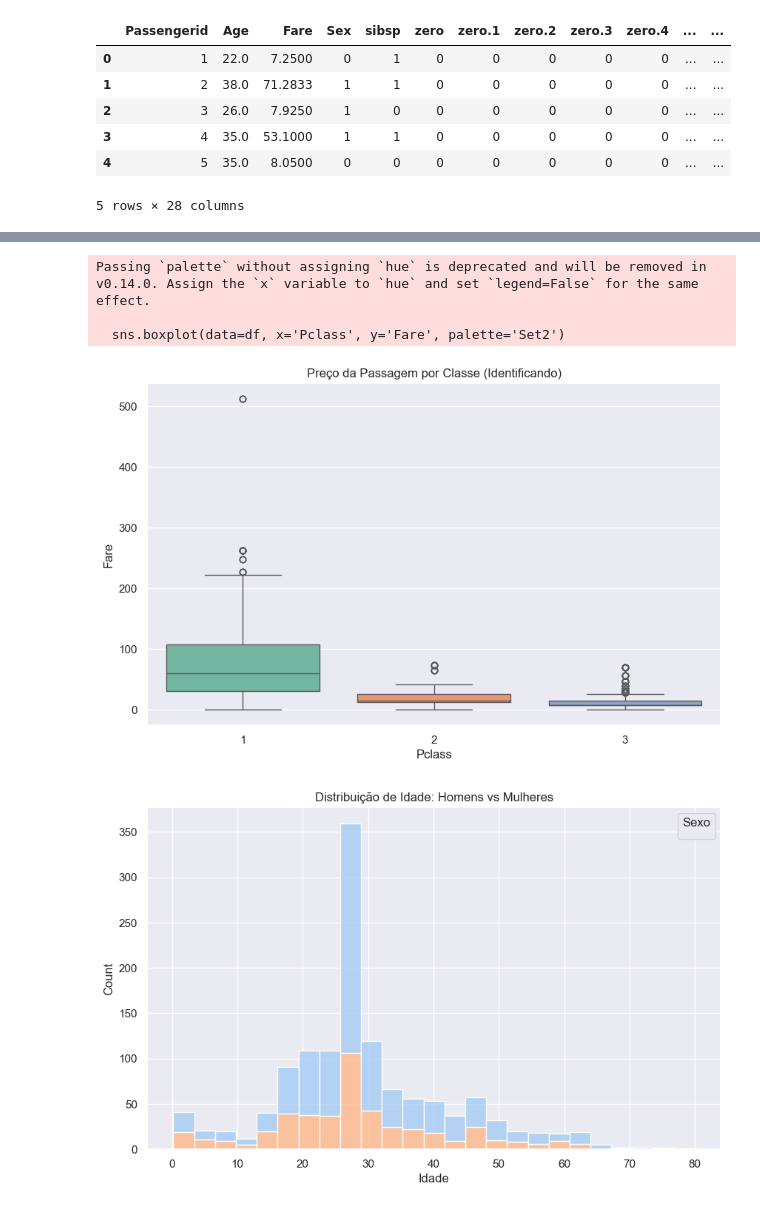
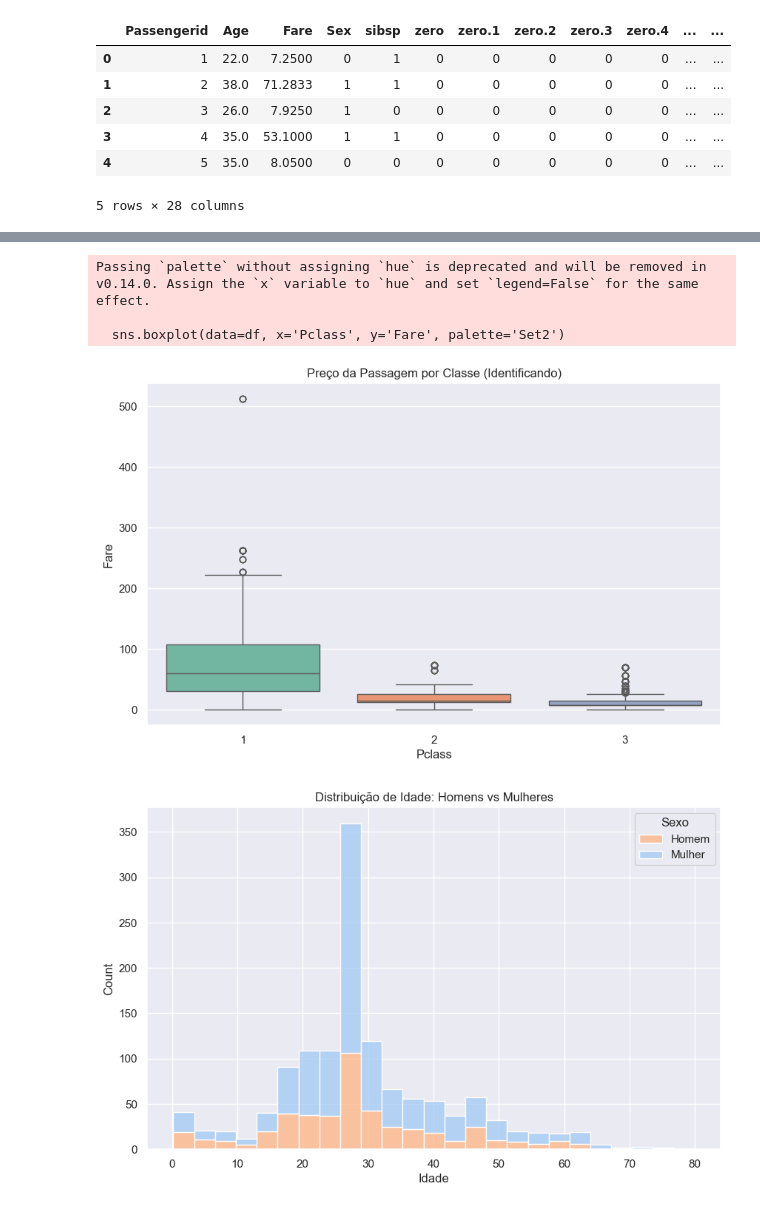
Before and after one commit to ks-12345/Analise-e-Desenvolvimento-de-Dados, a Jupyter notebook: AULA_03/aula03.ipynb, the cells around one changed output, grey strips where cells are left out. Drawn from its saved outputs; the diff is of its cells as text; code cells hidden in the pictures.

```diff
--- a/AULA_03/aula03.ipynb
+++ b/AULA_03/aula03.ipynb
@@ -37,34 +37,42 @@ plt.title('Distribuição de Idade: Homens vs Mulheres')
 plt.xlabel('Idade')
 plt.legend(labels=['Homem', 'Mulher'], title="Sexo") #Coloca Legenda
 plt.show()
+
+plt.figure(figsize=(10, 6))
+sns.boxplot(data=df, x='Pclass', y='Fare', hue='2urvived', palette='Set3')
+plt.title('Impacto do Preço na Sobrevivência por Classe')
+plt.xlabel('Classe')
+plt.ylabel('Preço da Passagem')
+plt.legend(title='Sobreviveu?')
+plt.show()
 # %% [output]
 |  | Passengerid | Age | Fare | Sex | sibsp | zero | zero.1 | zero.2 | zero.3 | zero.4 | ... | ... |
 | 0 | 1 | 22.0 | 7.2500 | 0 | 1 | 0 | 0 | 0 | 0 | 0 | ... | ... |
 | 1 | 2 | 38.0 | 71.2833 | 1 | 1 | 0 | 0 | 0 | 0 | 0 | ... | ... |
 | 2 | 3 | 26.0 | 7.9250 | 1 | 0 | 0 | 0 | 0 | 0 | 0 | ... | ... |
 | 3 | 4 | 35.0 | 53.1000 | 1 | 1 | 0 | 0 | 0 | 0 | 0 | ... | ... |
 | 4 | 5 | 35.0 | 8.0500 | 0 | 0 | 0 | 0 | 0 | 0 | 0 | ... | ... |
 5 rows × 28 columns
 <class 'pandas.core.frame.DataFrame'>
 RangeIndex: 1309 entries, 0 to 1308
 Data columns (total 28 columns):
  #   Column       Non-Null Count  Dtype
 ---  ------       --------------  -----
  0   Passengerid  1309 non-null   int64
  1   Age          1309 non-null   float64
  2   Fare         1309 non-null   float64
  3   Sex          1309 non-null   int64
  4   sibsp        1309 non-null   int64
  5   zero         1309 non-null   int64
  6   zero.1       1309 non-null   int64
 ... (19 lines left out)
  26  zero.18      1309 non-null   int64
  27  2urvived     1309 non-null   int64
 dtypes: float64(3), int64(25)
 memory usage: 286.5 KB
 [figure]
 Passing `palette` without assigning `hue` is deprecated and will be removed in v0.14.0. Assign the `x` variable to `hue` and set `legend=False` for the same effect.
 
   sns.boxplot(data=df, x='Pclass', y='Fare', palette='Set2')
 [figure]
-[figure, old version]
+[figure, new version]
```
Also changed, not shown: parts of 1 cell of this notebook, 2 other files.
